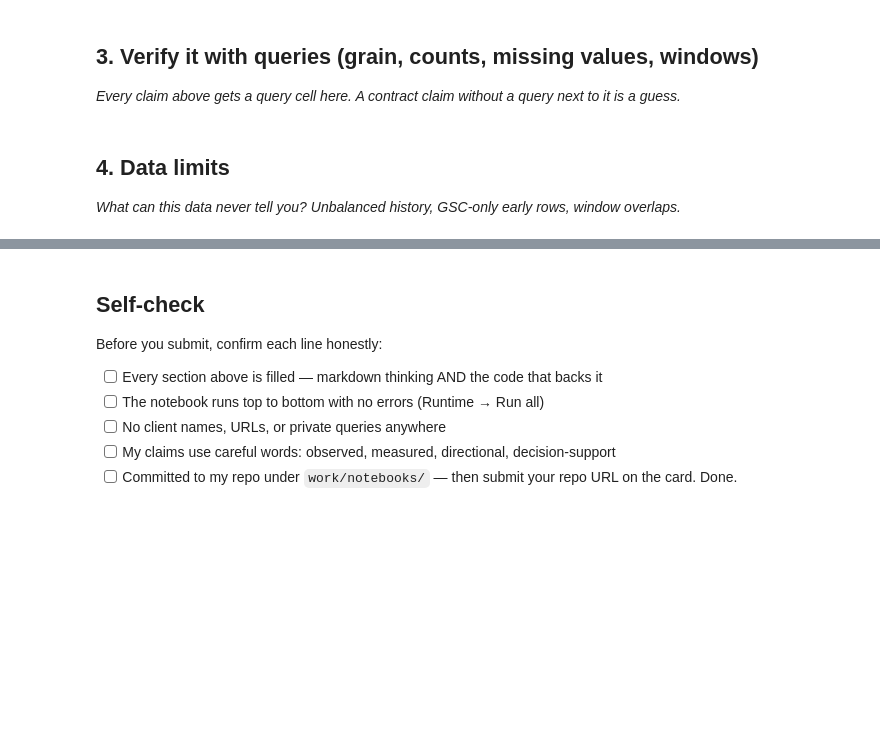
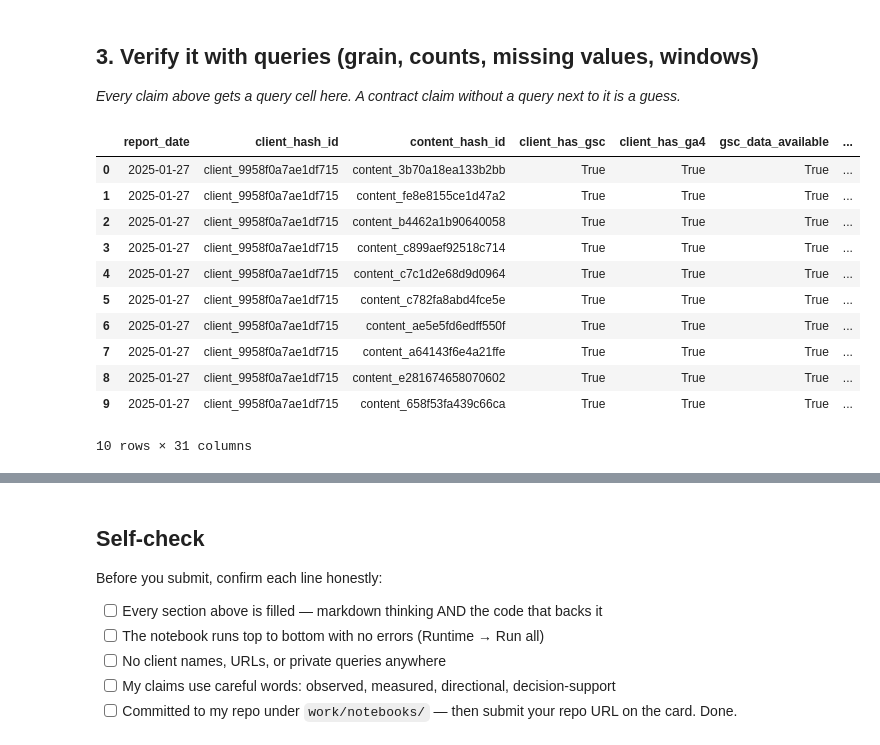
Before and after one commit to yousefwerida28/Flyrank-ML-intern, a Jupyter notebook: work/notebooks/w03_data_contract.ipynb, the cells around one changed output, grey strips where cells are left out. Drawn from its saved outputs; the diff is of its cells as text; code cells hidden in the pictures; blank space fills up the shorter version.

```diff
--- a/work/notebooks/w03_data_contract.ipynb
+++ b/work/notebooks/w03_data_contract.ipynb
@@ -22,0 +13,19 @@ This skeleton is yours to fill. Work the sections **in order** — each one has
+# %%
+import duckdb
+
+con = duckdb.connect()
+
+con.execute(
+    f"CREATE SECRET (TYPE huggingface, TOKEN '{token}')"
+)
+
+rel = "hf://datasets/FlyRank/internship-warehouse"
+
+con.sql(
+    f"""
+    SELECT COUNT(*)
+    FROM read_parquet(
+        '{rel}/fact_content_daily_performance/**/*.parquet'
+    )
+    """
+)
@@ -30,4 +72,23 @@ This skeleton is yours to fill. Work the sections **in order** — each one has
-# %% [markdown]
-## 4. Data limits
-
-*What can this data never tell you? Unbalanced history, GSC-only early rows, window overlaps.*
+# %%
+df = con.sql("""
+    SELECT *
+    FROM read_parquet(
+        'hf://datasets/FlyRank/internship-warehouse/fact_content_daily_performance/**/*.parquet'
+    )
+    LIMIT 10
+""").df()
+
+display(df)
+# %% [output]
+|  | report_date | client_hash_id | content_hash_id | client_has_gsc | client_has_ga4 | gsc_data_available | ... |
+| 0 | 2025-01-27 | client_9958f0a7ae1df715 | content_3b70a18ea133b2bb | True | True | True | ... |
+| 1 | 2025-01-27 | client_9958f0a7ae1df715 | content_fe8e8155ce1d47a2 | True | True | True | ... |
+| 2 | 2025-01-27 | client_9958f0a7ae1df715 | content_b4462a1b90640058 | True | True | True | ... |
+| 3 | 2025-01-27 | client_9958f0a7ae1df715 | content_c899aef92518c714 | True | True | True | ... |
+| 4 | 2025-01-27 | client_9958f0a7ae1df715 | content_c7c1d2e68d9d0964 | True | True | True | ... |
+| 5 | 2025-01-27 | client_9958f0a7ae1df715 | content_c782fa8abd4fce5e | True | True | True | ... |
+| 6 | 2025-01-27 | client_9958f0a7ae1df715 | content_ae5e5fd6edff550f | True | True | True | ... |
+| 7 | 2025-01-27 | client_9958f0a7ae1df715 | content_a64143f6e4a21ffe | True | True | True | ... |
+| 8 | 2025-01-27 | client_9958f0a7ae1df715 | content_e281674658070602 | True | True | True | ... |
+| 9 | 2025-01-27 | client_9958f0a7ae1df715 | content_658f53fa439c66ca | True | True | True | ... |
+10 rows × 31 columns
```
Also changed, not shown: parts of 30 cells of this notebook.
